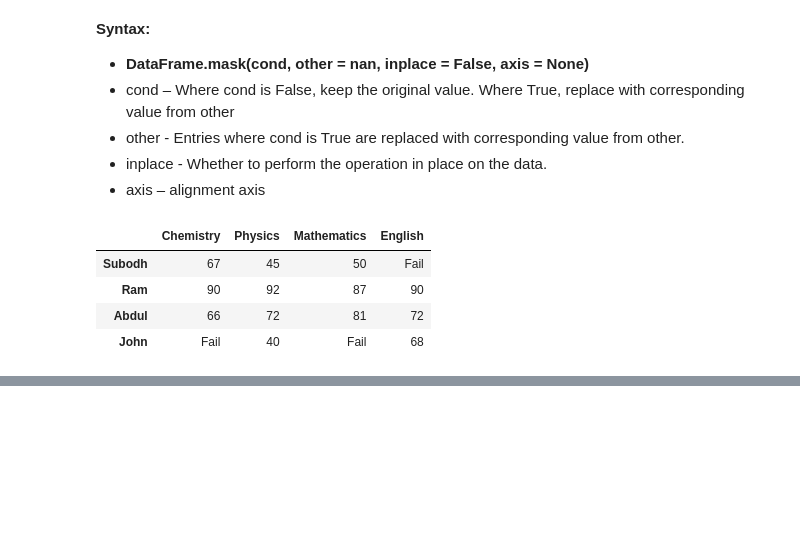
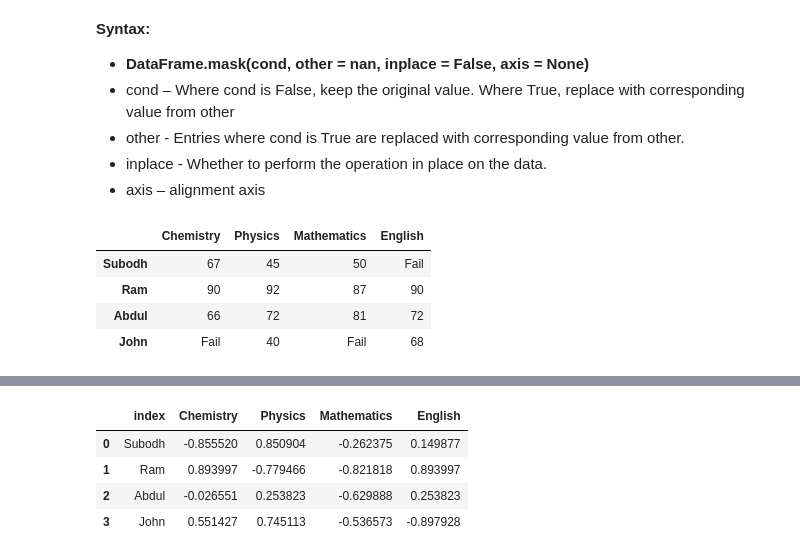
Before and after one commit to SHIVAM-MARS/Python, a Jupyter notebook: 4. Python Pandas/Infosys.ipynb, the cells around one changed output, grey strips where cells are left out. Cells and saved outputs as stored; diff of their text form; code cells hidden in the pictures; blank space fills up the shorter version.

```diff
--- a/4. Python Pandas/Infosys.ipynb
+++ b/4. Python Pandas/Infosys.ipynb
@@ -1153,0 +1270,7 @@ marks_df.mask(f, 'Fail')
+# %%
+marks = {'Chemistry': [67,90,66,32],
+        'Physics': [45,92,72,40],
+        'Mathematics': [50,87,81,12],
+        'English': [19,90,72,68]}
+marks_df = pd.DataFrame(marks, index = ['Subodh', 'Ram', 'Abdul', 'John'])
+marks_df
@@ -1153,0 +1283,4 @@ marks_df.mask(f, 'Fail')
+# %%
+#encrypting marks as sine of marks
+encrypted_marks = np.sin(marks_df)
+encrypted_marks
@@ -1153,0 +1299,9 @@ marks_df.mask(f, 'Fail')
+# %%
+encrypted_marks.reset_index(inplace = True)
+encrypted_marks
+# %% [output]
+|  | index | Chemistry | Physics | Mathematics | English |
+| 0 | Subodh | -0.855520 | 0.850904 | -0.262375 | 0.149877 |
+| 1 | Ram | 0.893997 | -0.779466 | -0.821818 | 0.893997 |
+| 2 | Abdul | -0.026551 | 0.253823 | -0.629888 | 0.253823 |
+| 3 | John | 0.551427 | 0.745113 | -0.536573 | -0.897928 |
```
Also changed, not shown: parts of 32 cells of this notebook.
